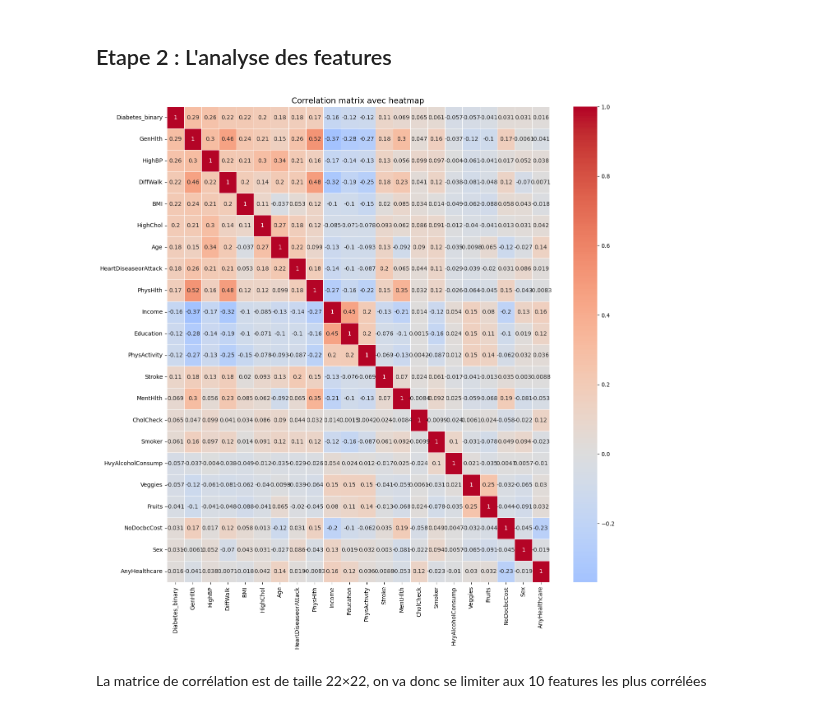
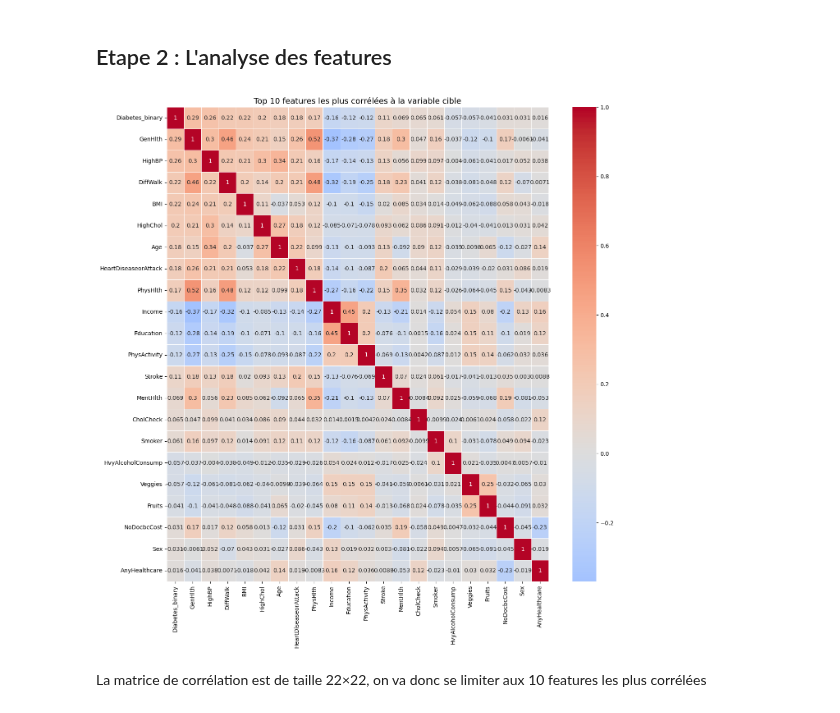
Before and after one commit to Ali322O/ML-project---Diabete-detection-, a Jupyter notebook: notebooks/diabetes.ipynb, the cells around one changed output. Cells and saved outputs as stored; diff of their text form; code cells hidden in the pictures.

```diff
--- a/notebooks/diabetes.ipynb
+++ b/notebooks/diabetes.ipynb
@@ -50,7 +70,7 @@ warnings.filterwarnings("ignore", category=RuntimeWarning) ## pour ignorer les w
 # %%
+from src.ml_workflow import load_data_and_description
 ## Chargement du dataset
-data_path = "../data/diabetes/diabetes_binary_health_indicators_BRFSS2015.csv"
-df = analyze_diabetes_distribution(data_path)
+df = load_data_and_description(data_path)
 # %% [output]
 Dataset CSV chargé : 253680 lignes, 22 colonnes
    Diabetes_binary  HighBP  HighChol  CholCheck   BMI  Smoker  Stroke  \
@@ -85,9 +105,32 @@ Le pourcentage de diabétique est de 13.933301797540206 %
 ## Etape 2 : L'analyse des features
 # %%
 ## matrice de corrélation des variables
-plot_corr_matrix = plot_correlation_matrix(df)
+import seaborn as sns
+
+corr_matrix = df.corr()
+
+
+# Correlation matrix avec heatmap
+top22_features = (
+    corr_matrix["Diabetes_binary"].abs().sort_values(ascending=False).head(23).index
+)
+# Sélection des 10 variables les plus corrélées à la cible
+top10_features = (
+    corr_matrix["Diabetes_binary"].abs().sort_values(ascending=False).head(11).index
+)
+
+plt.figure(figsize=(15, 15))
+sns.heatmap(
+    corr_matrix.loc[top22_features, top22_features],
+    annot=True,
+    cmap="coolwarm",
+    center=0,
+    linewidths=0.5
+)
+plt.title("Top 10 features les plus corrélées à la variable cible", fontsize=14)
+plt.show()
 # %% [output]
-[figure, old version]
+[figure, new version]
 # %% [markdown]
 La matrice de corrélation est de taille 22×22, on va donc se limiter aux 10 features les plus corrélées
 # %%
```
Also changed, not shown: parts of 33 cells of this notebook, 1 other file.
